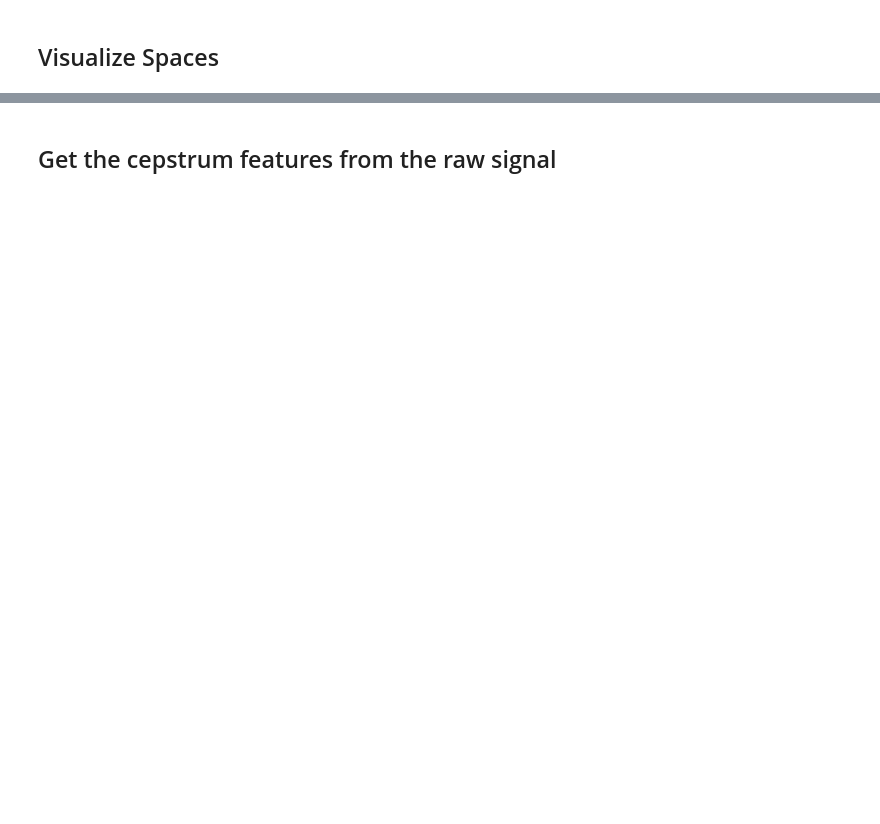
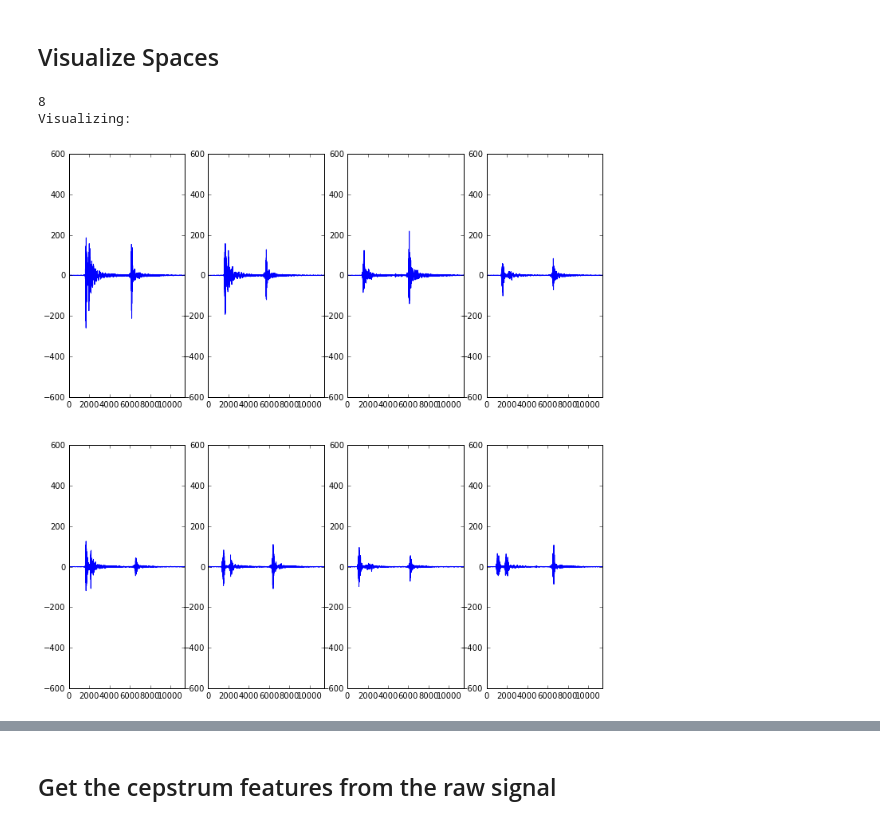
Before and after one commit to kyang01/keyboard_emanations, a Jupyter notebook: Processing.ipynb, the cells around one changed output, grey strips where cells are left out. Cells and saved outputs as stored; diff of their text form; code cells hidden in the pictures; blank space fills up the shorter version.

```diff
--- a/Processing.ipynb
+++ b/Processing.ipynb
@@ -78,19 +94,22 @@ PARAM_RESULTS ={}
 # %%
 RATE = 44100
 WHITEN = True
+SAVE_THRESH= 0.35
 TOL = 1e-2
 
+should_loop = True
 
-MAX_COLS = -1
+
+MAX_COLS = -5000
 MFCC_START = 0
 MFCC_END = -20
 NUM_CLUSTERS = 50
-N_COMPONENTS = 100
+N_COMPONENTS = 240
 DO_ALL = False
 
 
 REPEATS = 5
-SMOOTHS = map(lambda x : np.exp(x), range(-4, 2))
+SMOOTHS = map(lambda x : np.exp(x), range(-8, 8))
 # %%
 def build_params(smooth):
     _id = datetime.datetime.now()
@@ -197,5 +380,5 @@ RESULTS_DF[['ACCURACY_WO_SPACES','OVERALL_ACCURACY', 'SMOOTH']].dropna().astype(
 # Visualizing process
 # %%
 char_inps = char_inps_raw.copy()
-char_inps = char_inps[char_inps.columns[:MAX_COLS]]
+char_inps = char_inps_raw[char_inps_raw.columns[:MAX_COLS]].copy()
 char_inps.tail(10)
@@ -202,5 +398,9 @@ char_inps.tail(10)
 # %% [markdown]
 ## Visualize Spaces
 # %%
-pl.view_char(char_inps, ' ', limit = 8)
+pl.view_char(char_inps, ' ', limit = 8, xlim = 600)
+# %% [output]
+8
+Visualizing:
+[figure, added]
 # %%
```
Also changed, not shown: parts of 29 cells of this notebook, 7 other files.
